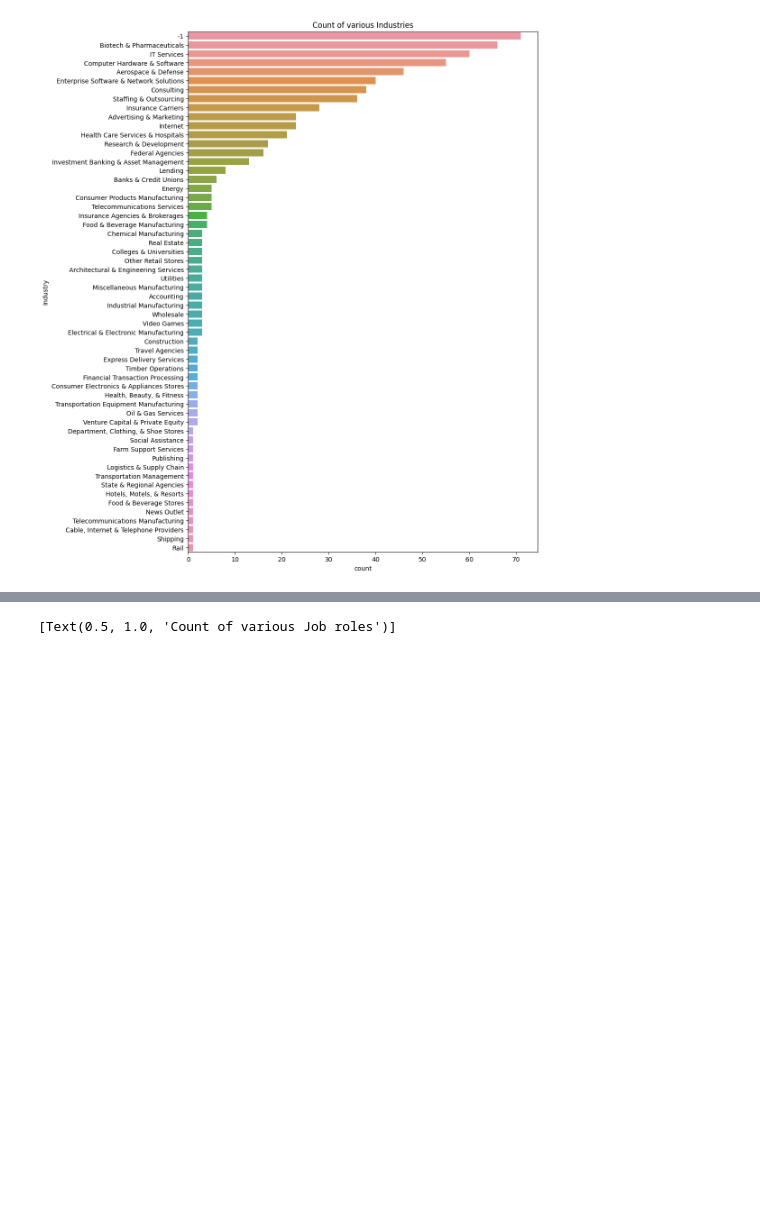
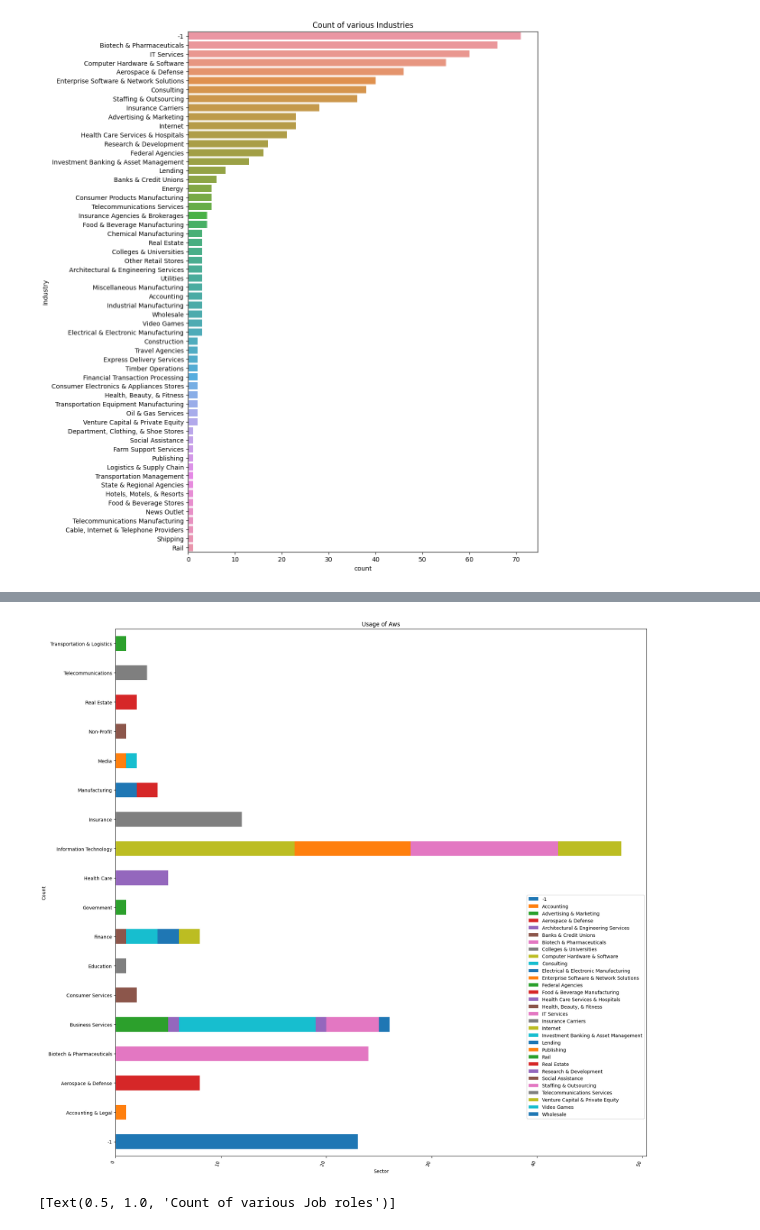
Before and after one commit to Siddharth114/GlassdoorJobPostings, a Jupyter notebook: main.ipynb, the cells around one changed output, grey strips where cells are left out. Saved outputs shown, nothing was run; the diff lists cells and outputs as text; code cells hidden in the pictures; blank space fills up the shorter version.

```diff
--- a/main.ipynb
+++ b/main.ipynb
@@ -68,3 +95,7 @@ tmp.unstack().plot(kind='bar', stacked=True, ax=ax)
+# %%
+plot_industry_filter_tool(df, 'aws')
+# %% [output]
+[figure, added]
 # %%
 fig, ax = plt.subplots(figsize=(10, 10))
 sns.countplot(data=df, y='job_simp', order=df['job_simp'].value_counts().index).set(title='Count of various Job roles')
```
Also changed, not shown: parts of 6 cells of this notebook, 1 other file.
